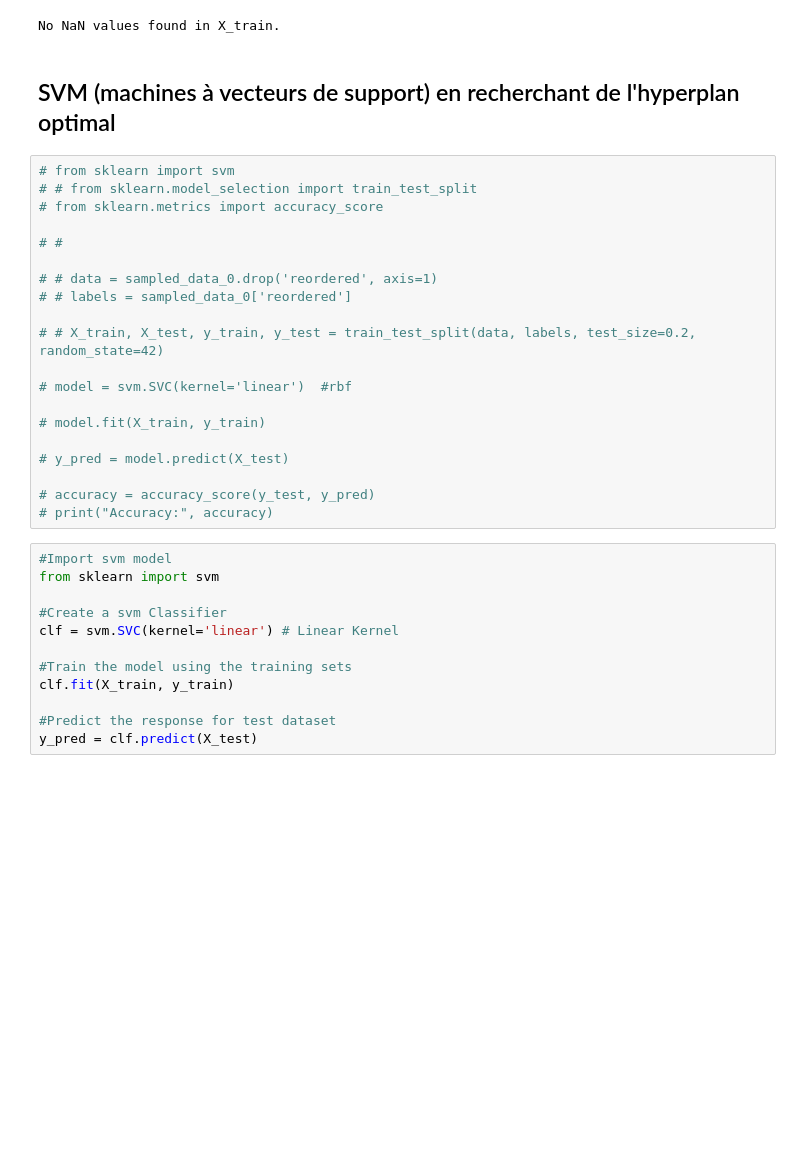
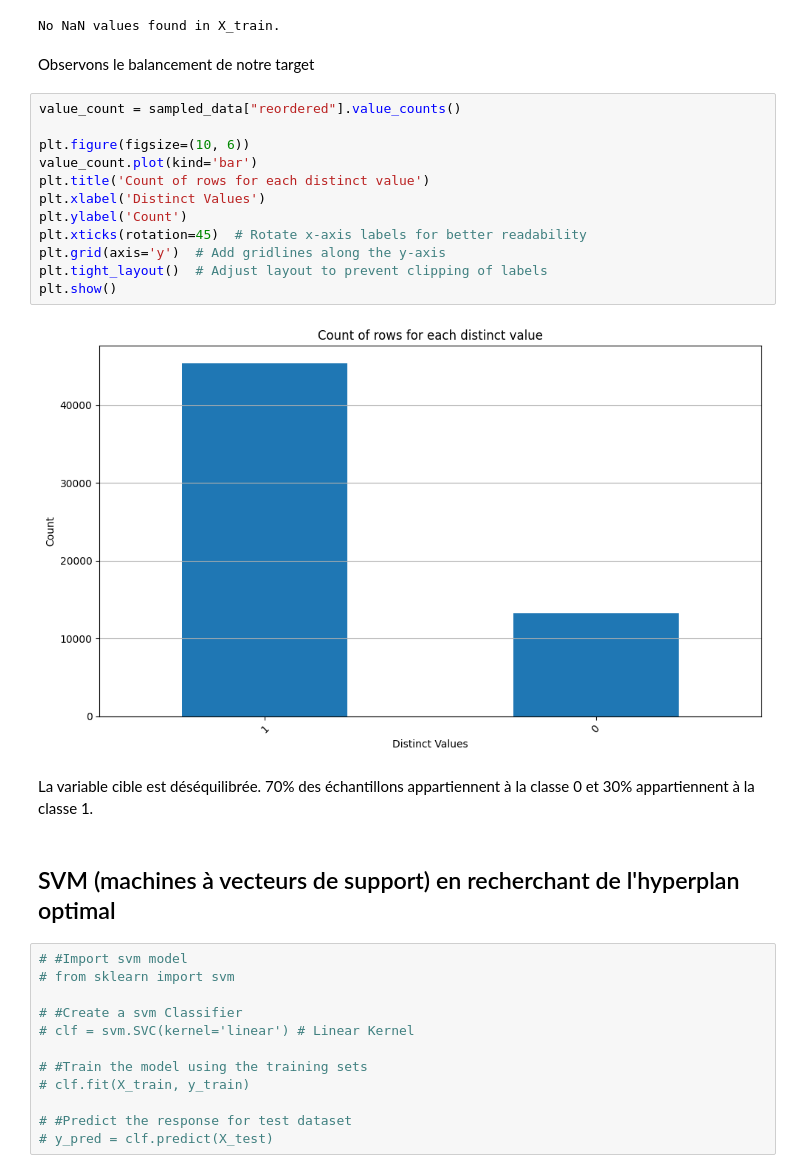
Before and after one commit to chakir-master/tp2-groupe12, a Jupyter notebook: group12_tp2.ipynb, the cells around one changed output. Saved outputs shown, nothing was run; the diff lists cells and outputs as text; blank space fills up the shorter version.

Commit message:
submitted at state

```diff
--- a/group12_tp2.ipynb
+++ b/group12_tp2.ipynb
@@ -549,37 +542,35 @@ else:
     print("No NaN values found in X_train.")
 # %% [output]
 No NaN values found in X_train.
+# %% [markdown]
+Observons le balancement de notre target
+# %%
+value_count = sampled_data["reordered"].value_counts()
+
+plt.figure(figsize=(10, 6))
+value_count.plot(kind='bar')
+plt.title('Count of rows for each distinct value')
+plt.xlabel('Distinct Values')
+plt.ylabel('Count')
+plt.xticks(rotation=45)  # Rotate x-axis labels for better readability
+plt.grid(axis='y')  # Add gridlines along the y-axis
+plt.tight_layout()  # Adjust layout to prevent clipping of labels
+plt.show()
+# %% [output]
+[figure, added]
+# %% [markdown]
+La variable cible est déséquilibrée. 70% des échantillons appartiennent à la classe 0 et 30% appartiennent à la classe 1.
 # %% [markdown]
 ## SVM (machines à vecteurs de support) en recherchant de l'hyperplan optimal
-# %%
-# from sklearn import svm
-# # from sklearn.model_selection import train_test_split
-# from sklearn.metrics import accuracy_score
-
-# #
-
-# # data = sampled_data_0.drop('reordered', axis=1)
-# # labels = sampled_data_0['reordered']
-
-# # X_train, X_test, y_train, y_test = train_test_split(data, labels, test_size=0.2, random_state=42)
-
-# model = svm.SVC(kernel='linear')  #rbf
-
-# model.fit(X_train, y_train)
-
-# y_pred = model.predict(X_test)
-
-# accuracy = accuracy_score(y_test, y_pred)
-# print("Accuracy:", accuracy)
 # %%
-#Import svm model
-from sklearn import svm
+# #Import svm model
+# from sklearn import svm
 
-#Create a svm Classifier
-clf = svm.SVC(kernel='linear') # Linear Kernel
+# #Create a svm Classifier
+# clf = svm.SVC(kernel='linear') # Linear Kernel
 
-#Train the model using the training sets
-clf.fit(X_train, y_train)
+# #Train the model using the training sets
+# clf.fit(X_train, y_train)
 
-#Predict the response for test dataset
-y_pred = clf.predict(X_test)
+# #Predict the response for test dataset
+# y_pred = clf.predict(X_test)
```
Also changed, not shown: parts of 27 cells of this notebook.
